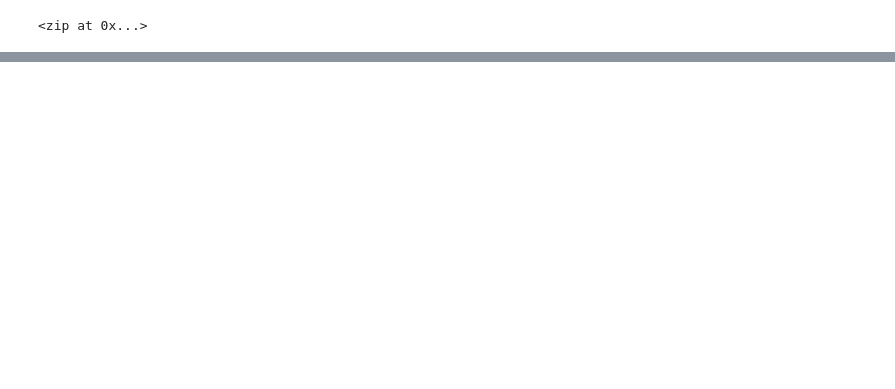
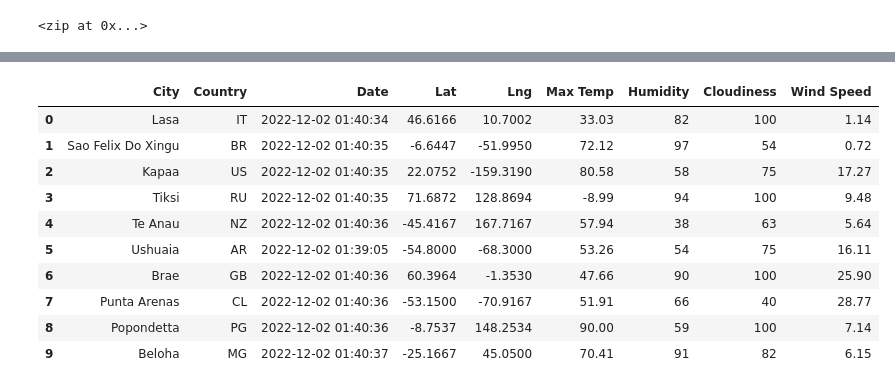
Before and after one commit to sanmarjx/World_Weather_Analysis, a Jupyter notebook: WeatherPy.ipynb, the cells around one changed output, grey strips where cells are left out. Drawn from its saved outputs; the diff is of its cells as text; code cells hidden in the pictures; blank space fills up the shorter version.

```diff
--- a/WeatherPy.ipynb
+++ b/WeatherPy.ipynb
@@ -55,0 +172,16 @@ len(cities)
+# %%
+new_column_order = ["City", "Country", "Date", "Lat", "Lng", "Max Temp", "Humidity", "Cloudiness", "Wind Speed"]
+city_data_df = city_data_df[new_column_order]
+city_data_df.head(10)
+# %% [output]
+|  | City | Country | Date | Lat | Lng | Max Temp | Humidity | Cloudiness | Wind Speed |
+| 0 | Lasa | IT | 2022-12-02 01:40:34 | 46.6166 | 10.7002 | 33.03 | 82 | 100 | 1.14 |
+| 1 | Sao Felix Do Xingu | BR | 2022-12-02 01:40:35 | -6.6447 | -51.9950 | 72.12 | 97 | 54 | 0.72 |
+| 2 | Kapaa | US | 2022-12-02 01:40:35 | 22.0752 | -159.3190 | 80.58 | 58 | 75 | 17.27 |
+| 3 | Tiksi | RU | 2022-12-02 01:40:35 | 71.6872 | 128.8694 | -8.99 | 94 | 100 | 9.48 |
+| 4 | Te Anau | NZ | 2022-12-02 01:40:36 | -45.4167 | 167.7167 | 57.94 | 38 | 63 | 5.64 |
+| 5 | Ushuaia | AR | 2022-12-02 01:39:05 | -54.8000 | -68.3000 | 53.26 | 54 | 75 | 16.11 |
+| 6 | Brae | GB | 2022-12-02 01:40:36 | 60.3964 | -1.3530 | 47.66 | 90 | 100 | 25.90 |
+| 7 | Punta Arenas | CL | 2022-12-02 01:40:36 | -53.1500 | -70.9167 | 51.91 | 66 | 40 | 28.77 |
+| 8 | Popondetta | PG | 2022-12-02 01:40:36 | -8.7537 | 148.2534 | 90.00 | 59 | 100 | 7.14 |
+| 9 | Beloha | MG | 2022-12-02 01:40:37 | -25.1667 | 45.0500 | 70.41 | 91 | 82 | 6.15 |
```
Also changed, not shown: parts of 9 cells of this notebook, 2 other files.
